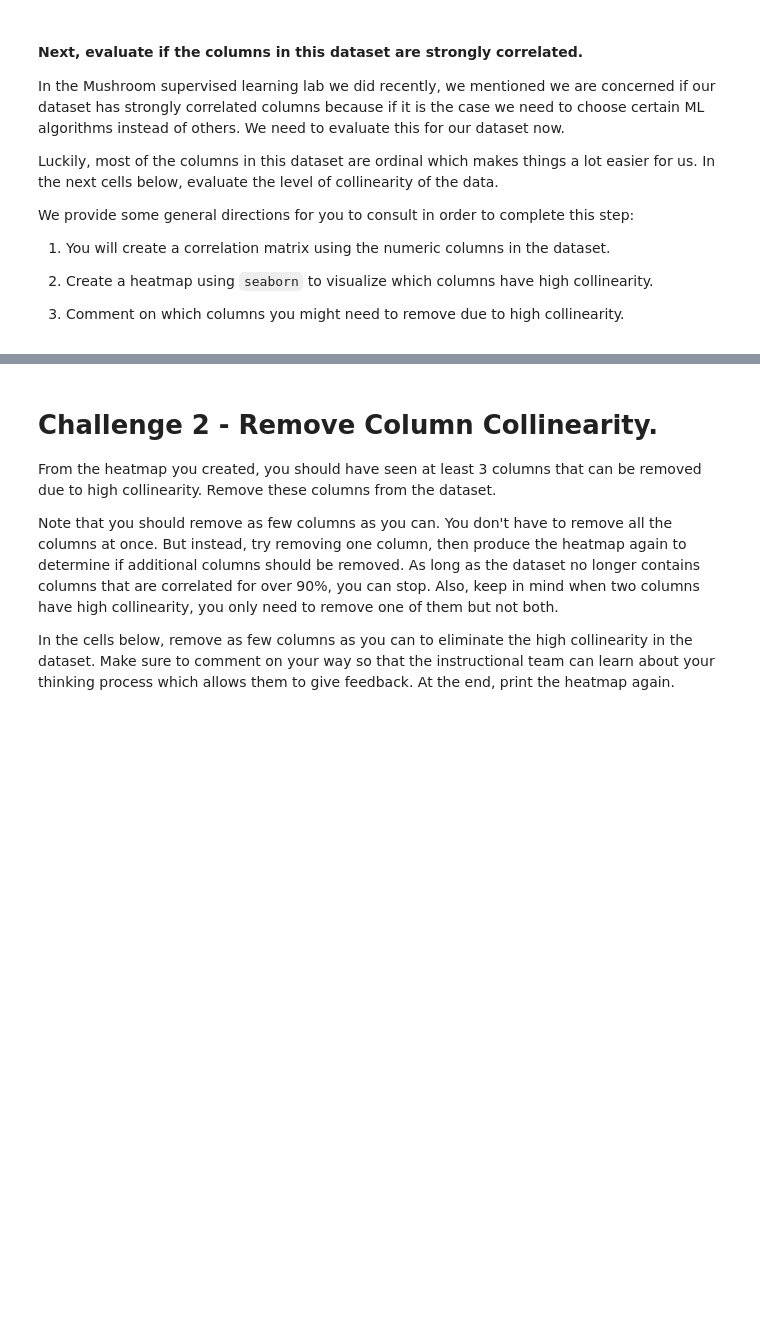
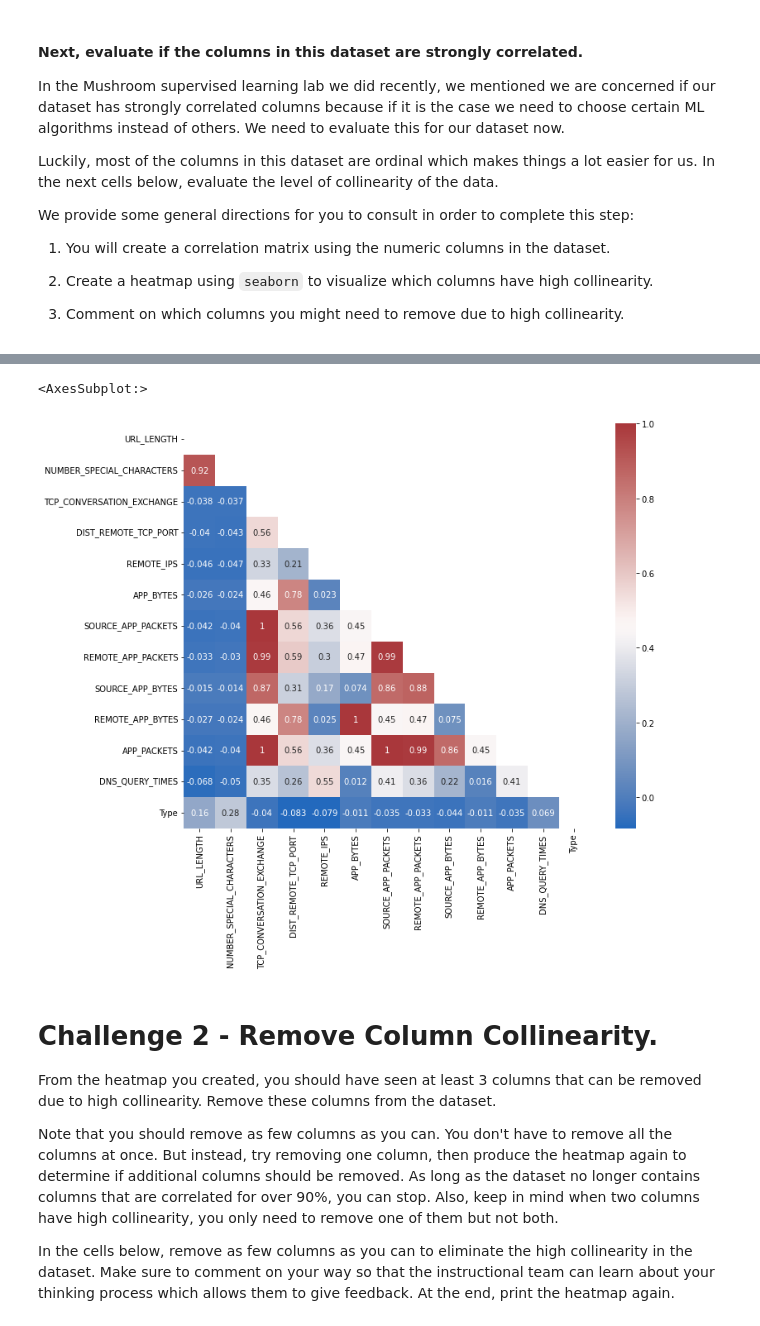
Before and after one commit to eric-martinet/IRONLABS, a Jupyter notebook: Module03/Lab_4_Supervised-Learning/main.ipynb, the cells around one changed output, grey strips where cells are left out. Saved outputs shown, nothing was run; the diff lists cells and outputs as text; code cells hidden in the pictures; blank space fills up the shorter version.

```diff
--- a/Module03/Lab_4_Supervised-Learning/main.ipynb
+++ b/Module03/Lab_4_Supervised-Learning/main.ipynb
@@ -38,0 +144,3 @@ Feel free to add additional cells for your explorations. Make sure to comment wh
+# %%
+# CONTENT_LENGTH has too many missing values, let's remove it
+websites.drop('CONTENT_LENGTH', axis = 1, inplace = True)
@@ -38,0 +153,3 @@ Feel free to add additional cells for your explorations. Make sure to comment wh
+# %%
+# Type 0, we can drop it
+websites.drop(1306, inplace = True)
@@ -38,0 +161,3 @@ Feel free to add additional cells for your explorations. Make sure to comment wh
+# %%
+# Type 0, we can drop it
+websites.drop(1659, inplace = True)
@@ -52,3 +204,5 @@ We provide some general directions for you to consult in order to complete this
 1. Comment on which columns you might need to remove due to high collinearity.
 # %%
 # Your code here
+corr_matrix = websites.corr()
+corr_matrix
@@ -57,3 +224,15 @@ We provide some general directions for you to consult in order to complete this
+# %%
+mask = np.triu(np.ones_like(corr_matrix, dtype=bool))
+fig, ax = plt.subplots(figsize=(11, 9))
+sns.heatmap(corr_matrix, cmap = 'vlag', mask = mask, annot = True, ax = ax)
+
+
+# High collinearity between
+# TCP_CONVERSATION_EXCHANGE and SOURCE_APP_PACKETS, REMOTE_APP_PACKETS, APP_PACKETS
+# REMOTE_APP_BYTES and APP_BYTES
+# %% [output]
+<AxesSubplot:>
+[figure, added]
 # %% [markdown]
 # Challenge 2 - Remove Column Collinearity.
 
```
Also changed, not shown: parts of 79 cells of this notebook.
